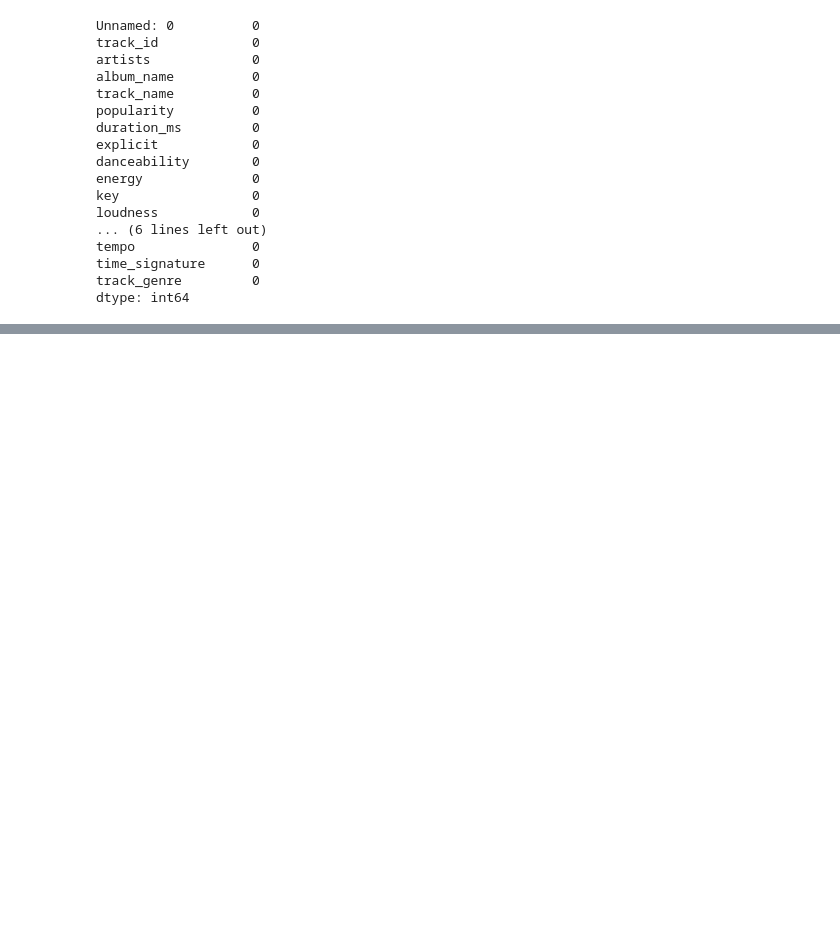
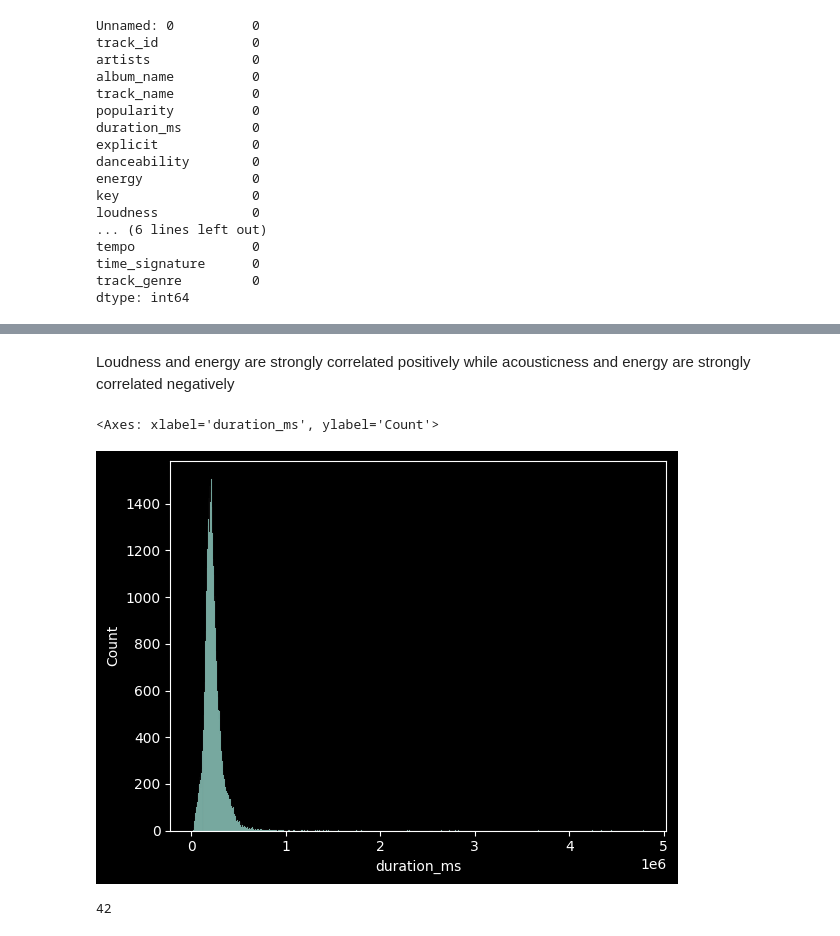
Before and after one commit to RheedWhan/Music-Genre-Classification, a Jupyter notebook: Music_Genre_Classification.ipynb, the cells around one changed output, grey strips where cells are left out. Saved outputs shown, nothing was run; the diff lists cells and outputs as text; code cells hidden in the pictures; blank space fills up the shorter version.

```diff
--- a/Music_Genre_Classification.ipynb
+++ b/Music_Genre_Classification.ipynb
@@ -158,0 +197,11 @@ df.describe() # Summary of the data
+# %% [markdown]
+Loudness and energy are strongly correlated positively while acousticness and energy are strongly correlated negatively
+# %%
+sns.histplot(df['duration_ms'])
+# %% [output]
+<Axes: xlabel='duration_ms', ylabel='Count'>
+[figure, added]
+# %%
+df.track_genre.nunique()
+# %% [output]
+42
```
Also changed, not shown: parts of 16 cells of this notebook.
